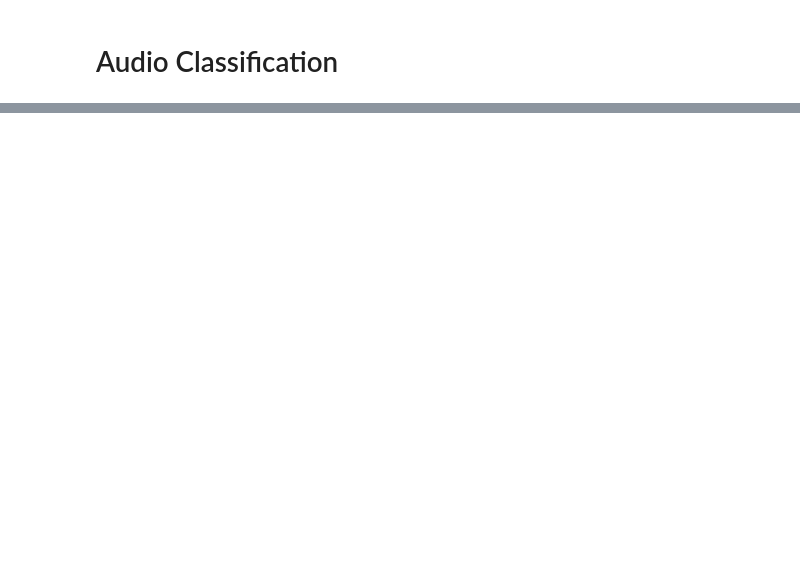
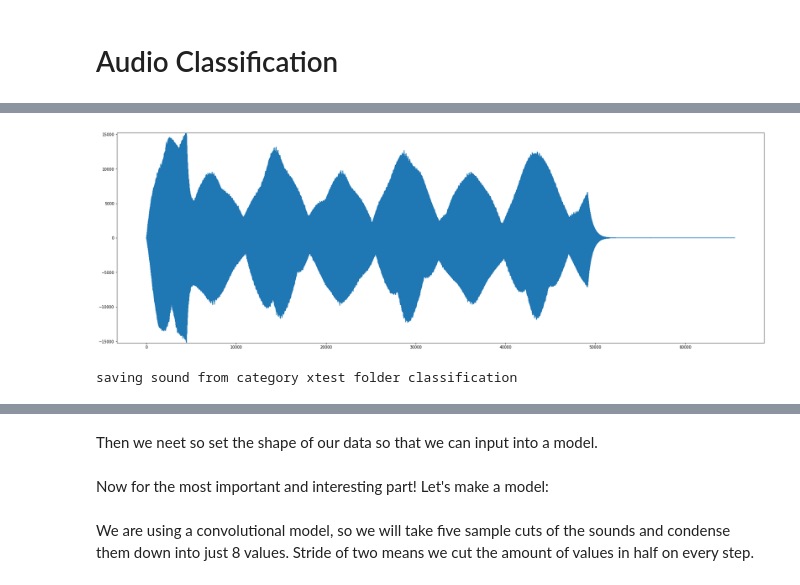
Before and after one commit to SopiMlab/DeepLearningWithAudio18, a Jupyter notebook: Audio Classification.ipynb, the cells around one changed output, grey strips where cells are left out. Cells and saved outputs as stored; diff of their text form; code cells hidden in the pictures; blank space fills up the shorter version.

```diff
--- a/Audio Classification.ipynb
+++ b/Audio Classification.ipynb
@@ -45,0 +40,6 @@ IPython.display.Audio(filename="output/jupytertesting/original#0.wav")
+# %%
+path = save_sound(x_test, "classification","xtest",upscale=False)
+IPython.display.Audio(filename=path)
+# %% [output]
+[figure, added]
+saving sound from category xtest folder classification
@@ -45,0 +47,2 @@ IPython.display.Audio(filename="output/jupytertesting/original#0.wav")
+# %% [markdown]
+Then we neet so set the shape of our data so that we can input into a model.
@@ -45,0 +52,2 @@ IPython.display.Audio(filename="output/jupytertesting/original#0.wav")
+# %% [markdown]
+Now for the most important and interesting part! Let's make a model:
@@ -45,0 +56,2 @@ IPython.display.Audio(filename="output/jupytertesting/original#0.wav")
+# %% [markdown]
+We are using a convolutional model, so we will take five sample cuts of the sounds and condense them down into just 8 values. Stride of two means we cut the amount of values in half on every step.
```
Also changed, not shown: parts of 29 cells of this notebook, 1 other file.
